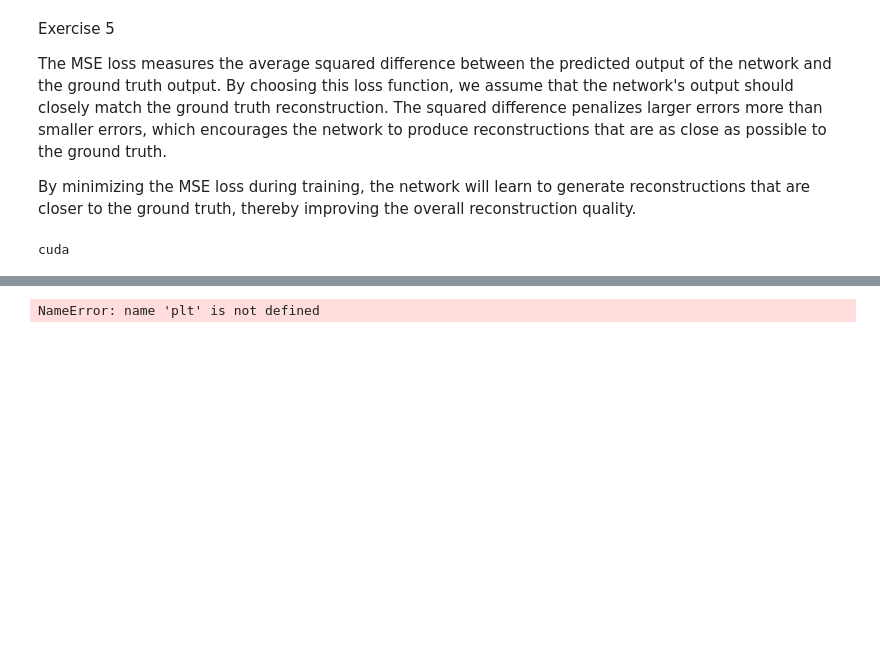
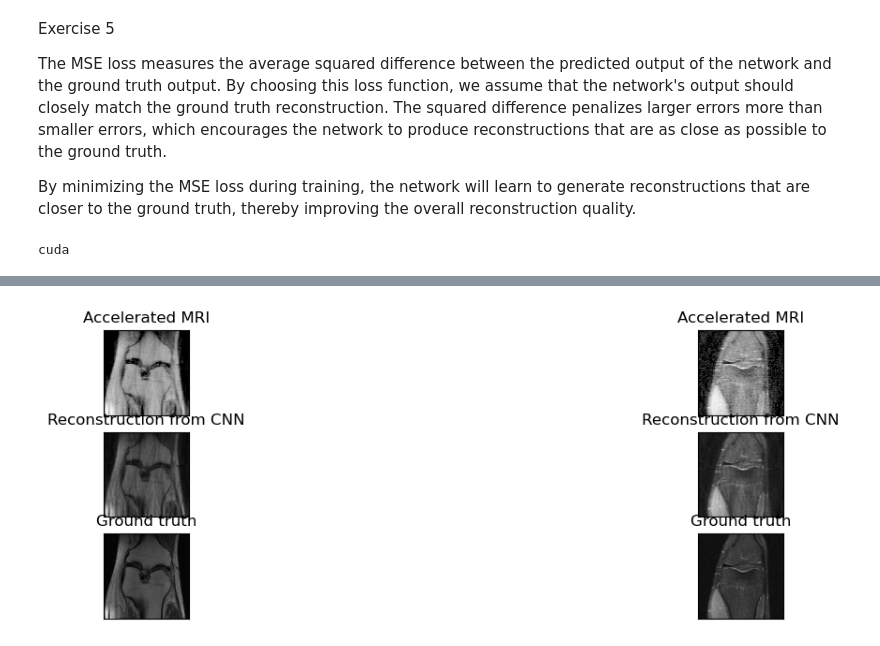
Before and after one commit to vanboven073/5LSL0, a Jupyter notebook: Week_3_convnet.ipynb, the cells around one changed output, grey strips where cells are left out. Saved outputs shown, nothing was run; the diff lists cells and outputs as text; code cells hidden in the pictures; blank space fills up the shorter version.

```diff
--- a/Week_3_convnet.ipynb
+++ b/Week_3_convnet.ipynb
@@ -259,37 +253,37 @@ num_rows = 3
 num_cols = 2
 
 # Create a figure and subplots with the desired grid layout
-fig, axs = plt.subplots(num_rows, num_cols, figsize=(15, 9))
+fig, axs = plt.subplots(num_rows, num_cols)
 
 output_np = outputs[0].squeeze(1).numpy()
 
 # Loop over the batch_size
 for i in range(num_cols):
     # Plot Accelerated MRI
     axs[i//num_cols, i%num_cols].imshow(accerated_plots[0].numpy()[i], vmin=-2, interpolation='nearest', cmap='gray')
     axs[i//num_cols, i%num_cols].set_xticks([])
     axs[i//num_cols, i%num_cols].set_yticks([])
     axs[i//num_cols, i%num_cols].set_title('Accelerated MRI')
 
     # Plot Reconstruction from ISTA
     axs[(i+num_cols)//num_cols, (i+num_cols)%num_cols].imshow(outputs[0].squeeze(1).numpy()[i], cmap='gray')
     axs[(i+num_cols)//num_cols, (i+num_cols)%num_cols].set_xticks([])
     axs[(i+num_cols)//num_cols, (i+num_cols)%num_cols].set_yticks([])
     axs[(i+num_cols)//num_cols, (i+num_cols)%num_cols].set_title('Reconstruction from CNN')
 
     # Plot Ground truth
     axs[(i+2*num_cols)//num_cols, (i+2*num_cols)%num_cols].imshow(gts[0].numpy()[i], cmap='gray')
     axs[(i+2*num_cols)//num_cols, (i+2*num_cols)%num_cols].set_xticks([])
     axs[(i+2*num_cols)//num_cols, (i+2*num_cols)%num_cols].set_yticks([])
     axs[(i+2*num_cols)//num_cols, (i+2*num_cols)%num_cols].set_title('Ground truth')
 
 
 # Save figure
 plt.savefig("Comparison_3b.png",dpi=500,bbox_inches='tight')
 # Show the figure
 plt.show()
 # %% [output]
-NameError: name 'plt' is not defined
+[figure, added]
 # %%
 import torch.nn.functional as F
 
```
Also changed, not shown: parts of 5 cells of this notebook, 4 other files.
